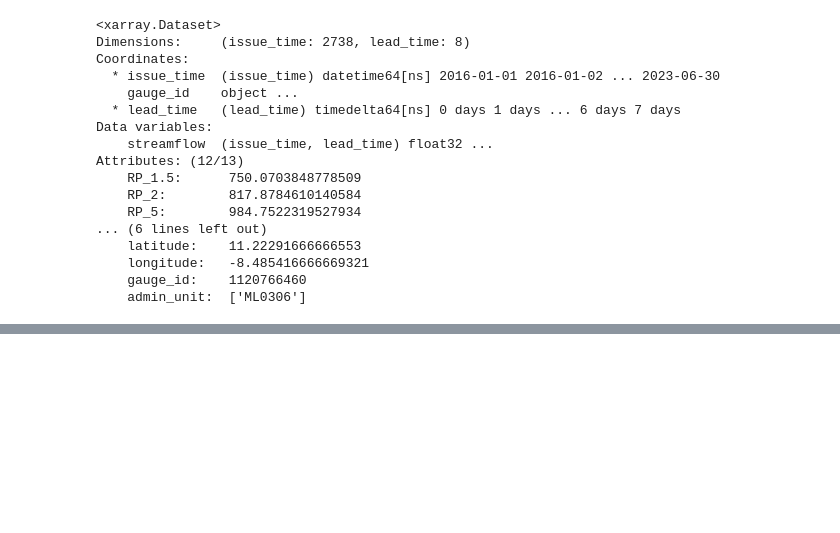
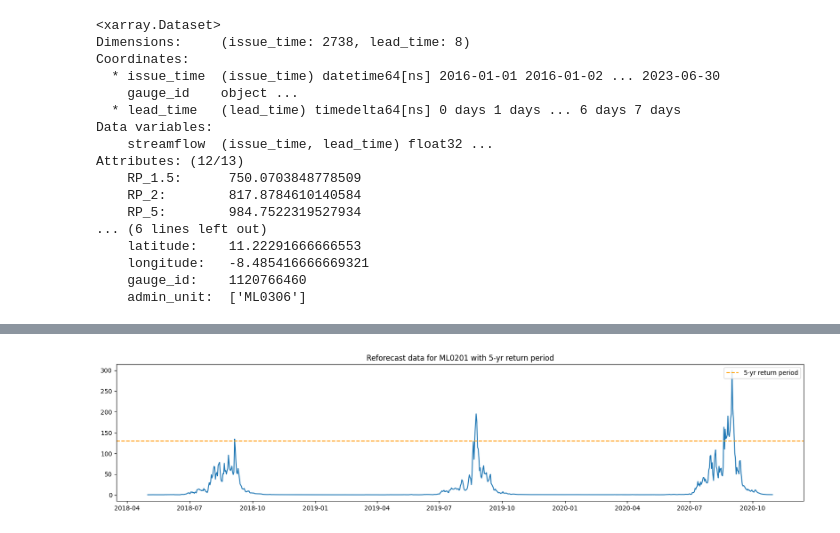
Before and after one commit to rodekruis/river-flood-data-analysis, a Jupyter notebook: GoogleFloodHub/src/GRRR.ipynb, the cells around one changed output, grey strips where cells are left out. Drawn from its saved outputs; the diff is of its cells as text; code cells hidden in the pictures; blank space fills up the shorter version.

```diff
--- a/GoogleFloodHub/src/GRRR.ipynb
+++ b/GoogleFloodHub/src/GRRR.ipynb
@@ -2063,7 +2067,6 @@ print(dict_rp_au['ML0201'])
 # %%
 def plot_agg_reforecast(start_date: str, end_date: str,
-                        ds_rf: xr.Dataset, ds_rp: xr.Dataset,
-                        threshold: int = 5,
+                        ds_rf: xr.Dataset, threshold: int = 5,
     ) -> None:
     """
     Plots aggregated reforecast data for a given time range
@@ -2071,33 +2074,35 @@ def plot_agg_reforecast(start_date: str, end_date: str,
     :param start_date: start date for the time range
     :param end_date: end date for the time range
     :param ds_rf: reforecast dataset of admin unit
-    :param ds_rp: return periods dataset
     :param thresholds: list of thresholds to add return periods for
     """
     fig, ax = plt.subplots(figsize = (20, 4))
     ds_subset = ds_rf.streamflow.sel(issue_time = slice(start_date, end_date))
 
     ax.plot(ds_subset.issue_time, ds_subset.values)
-    analyse.add_return_periods(ax, ds_rp, [threshold])
+    ax.axhline(y = ds_rf.attrs[f'RP_{threshold}'], color = 'orange',
+               label = f'{threshold}-yr return period', linestyle = '--'
+    )
     ax.set_title(f'Reforecast data for {ds_rf.attrs["admin_unit"]} with {threshold}-yr return period')
     plt.legend(loc = 'upper right')
     plt.show()
 # %%
 # Check whether the flood events are correctly created using some plots:
 """
 ML0201;0;2018-09-05;2018-09-05;0;134.45091247558594
 ML0201;1;2019-08-20;2019-08-20;0;128.57044982910156
 ML0201;2;2019-08-22;2019-08-26;4;195.2600860595703
 ML0201;3;2020-08-20;2020-08-20;0;163.1853790283203
 ML0201;4;2020-08-22;2020-09-04;13;299.27252197265625
 """
 # ML0201, for example, has 5 flood events, with some having a duration of 1 day
 # Let's investigate with a plot and see if this has been processed correctly
 issue_time_start_date = '2018-05-01'
 issue_time_end_date = '2020-10-30'
 
-plot_agg_reforecast(issue_time_start_date, issue_time_end_date,
-                    dict_datasets_au['ML0201'], dict_rp_au['ML0201'])
+plot_agg_reforecast(issue_time_start_date, issue_time_end_date, dict_datasets_au['ML0201'])
+# %% [output]
+[figure, added]
 # %%
 # # Manual .xlsx to .csv conversion errors, so we'll recreate the .csv manually
 # """
```
Also changed, not shown: parts of 39 cells of this notebook, 7 other files.
